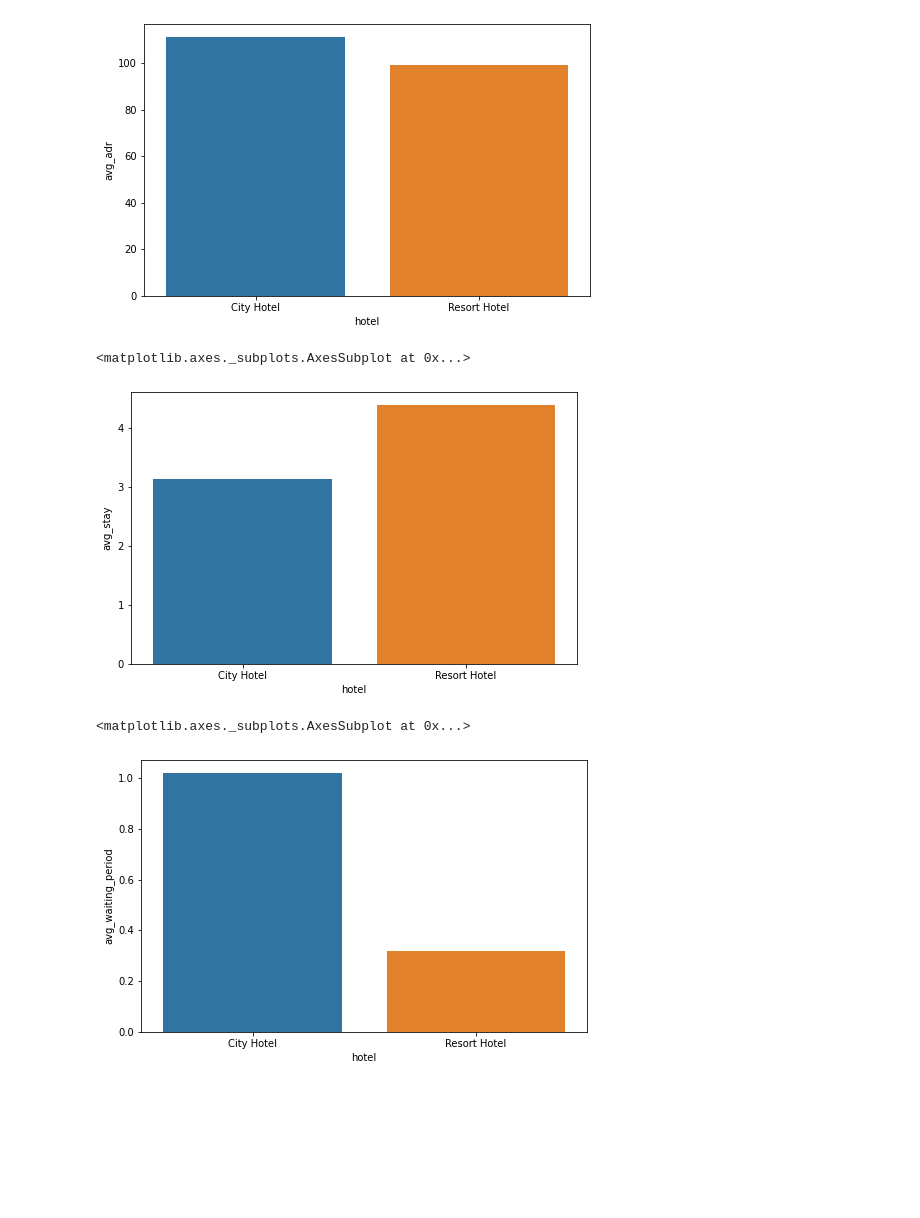
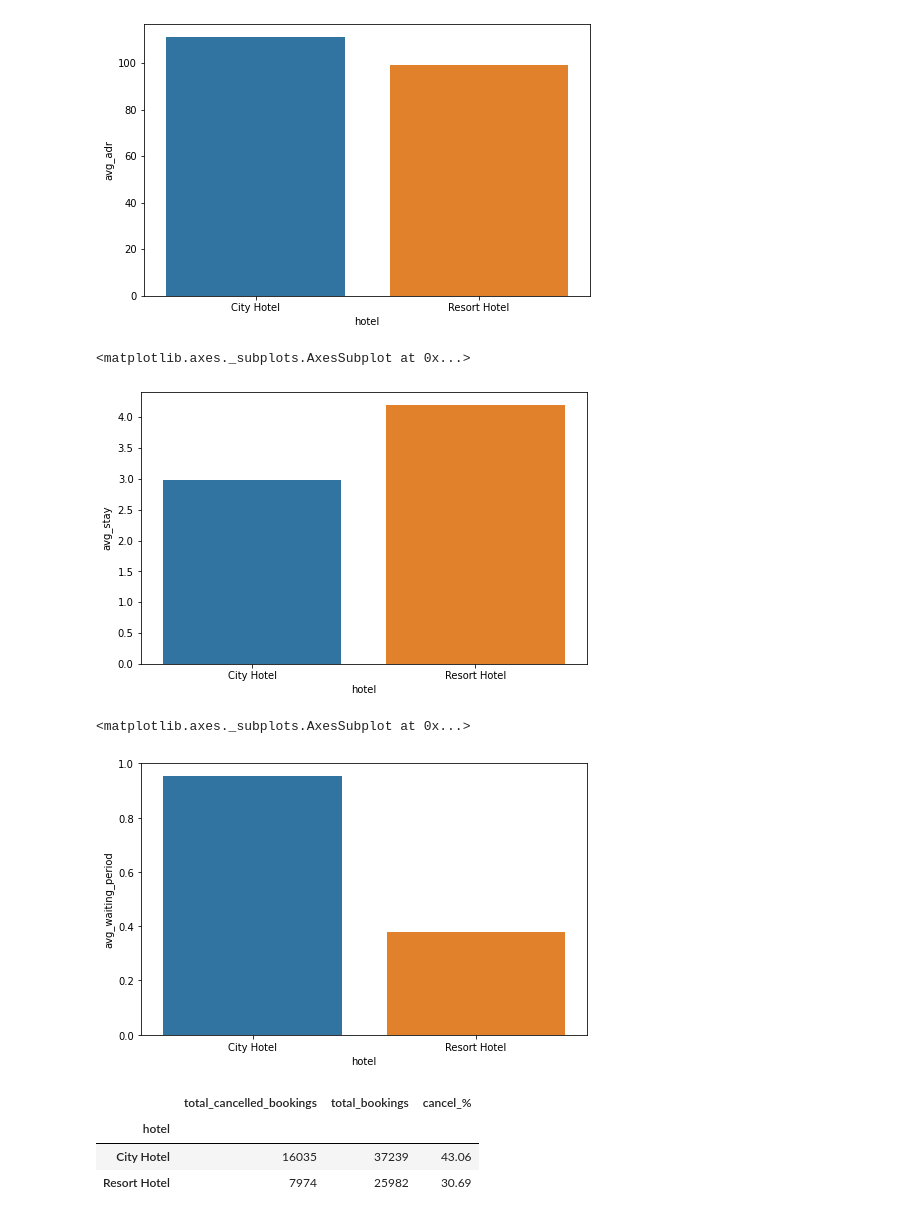
Before and after one commit to Neerajdataguy/EDA-Hotel-Booking, a Jupyter notebook: EDA(Group)_Hotel_Booking_Analysis_Capstone_Project.ipynb, the cells around one changed output. Cells and saved outputs as stored; diff of their text form; code cells hidden in the pictures; blank space fills up the shorter version.

```diff
--- a/EDA(Group)_Hotel_Booking_Analysis_Capstone_Project.ipynb
+++ b/EDA(Group)_Hotel_Booking_Analysis_Capstone_Project.ipynb
@@ -157,7 +157,7 @@ Next column with missing value is 'country'.
 This column represents the country of oriigin of customer. \
 Since, this column has datatype of string. We will replace the missing value with the mode of 'country' column.
 # %%
-df1['country'].fillna(stt.mode(df1['country']), inplace = True)
+df1['country'].fillna('others', inplace = True)
 # %%
 # Checking if all null values are removed
 df1.isnull().sum().sort_values(ascending = False)[:6]
@@ -245,17 +244,35 @@ sns.barplot(x = d3['hotel'], y = d3['avg_adr'] )
 [figure]
 # %%
 df1['total_stay_in_days'] =  df1['stays_in_week_nights']+df1['stays_in_weekend_nights']
-grouped_by_hotel = df1.groupby('hotel')
+not_canceled = df1[df1['is_canceled'] == 0]
+grouped_by_hotel = not_canceled.groupby('hotel')
 d4 = pd.DataFrame(grouped_by_hotel['total_stay_in_days'].agg(np.mean).reset_index().rename(columns = {'total_stay_in_days':'avg_stay'}))
 plt.figure(figsize = (8,5))
 sns.barplot(x = d4['hotel'], y = d4['avg_stay'] )
 # %% [output]
 <matplotlib.axes._subplots.AxesSubplot at 0x...>
-[figure, old version]
+[figure, new version]
 # %%
 d5 = pd.DataFrame(grouped_by_hotel['days_in_waiting_list'].agg(np.mean).reset_index().rename(columns = {'days_in_waiting_list':'avg_waiting_period'}))
 plt.figure(figsize = (8,5))
 sns.barplot(x = d5['hotel'], y = d5['avg_waiting_period'] )
 # %% [output]
 <matplotlib.axes._subplots.AxesSubplot at 0x...>
-[figure, old version]
+[figure, new version]
+# %%
+cancelled_data = df1[df1['is_canceled'] == 1]
+cancel_grp = cancelled_data.groupby('hotel')
+D1 = pd.DataFrame(cancel_grp.size()).rename(columns = {0:'total_cancelled_bookings'})
+
+
+total_booking = grouped_by_hotel.size()
+D2 = pd.DataFrame(total_booking).rename(columns = {0: 'total_bookings'})
+D3 = pd.concat([D1,D2], axis = 1)
+
+D3['cancel_%'] = round((D3['total_cancelled_bookings']/D3['total_bookings'])*100,2)
+D3
+# %% [output]
+|  | total_cancelled_bookings | total_bookings | cancel_% |
+| hotel |  |  |  |
+| City Hotel | 16035 | 37239 | 43.06 |
+| Resort Hotel | 7974 | 25982 | 30.69 |
```
Also changed, not shown: parts of 12 cells of this notebook.
